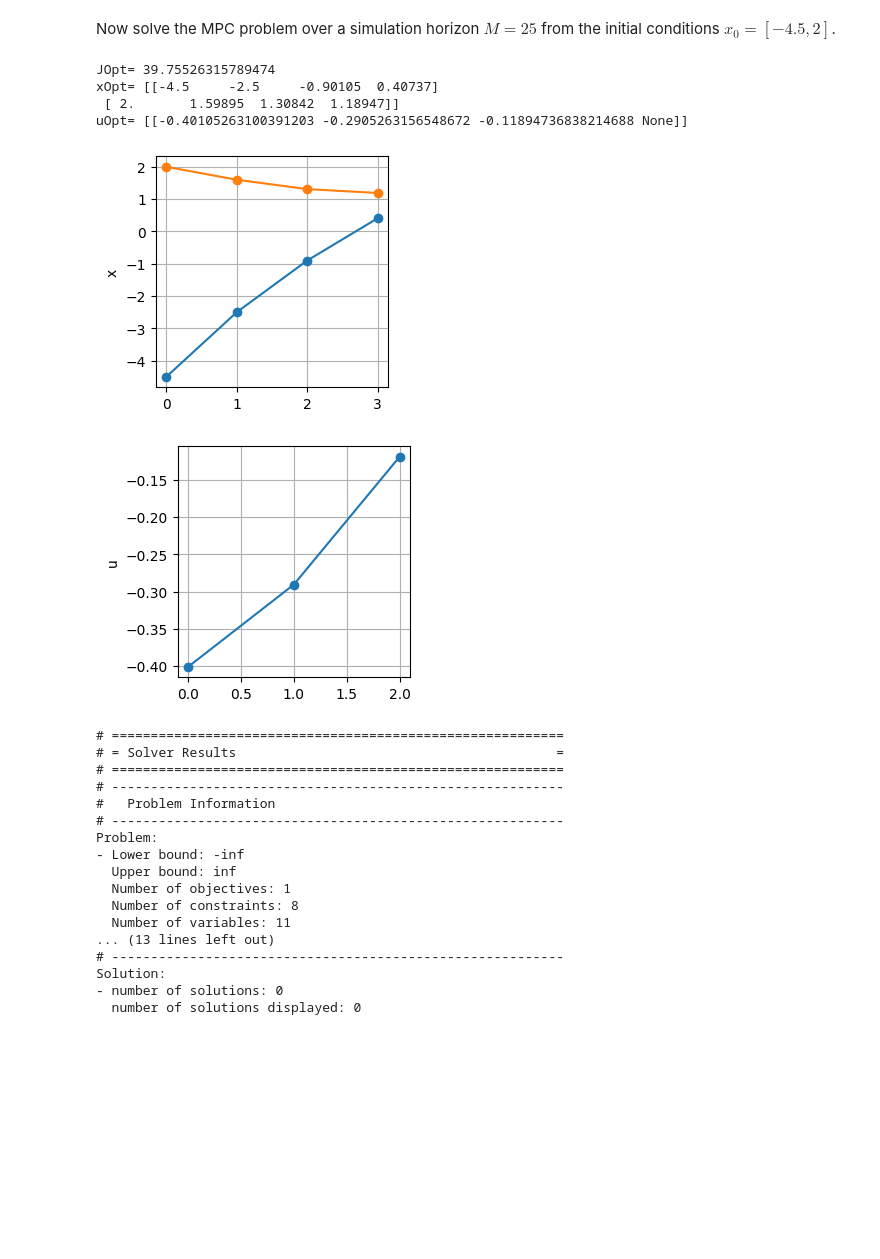
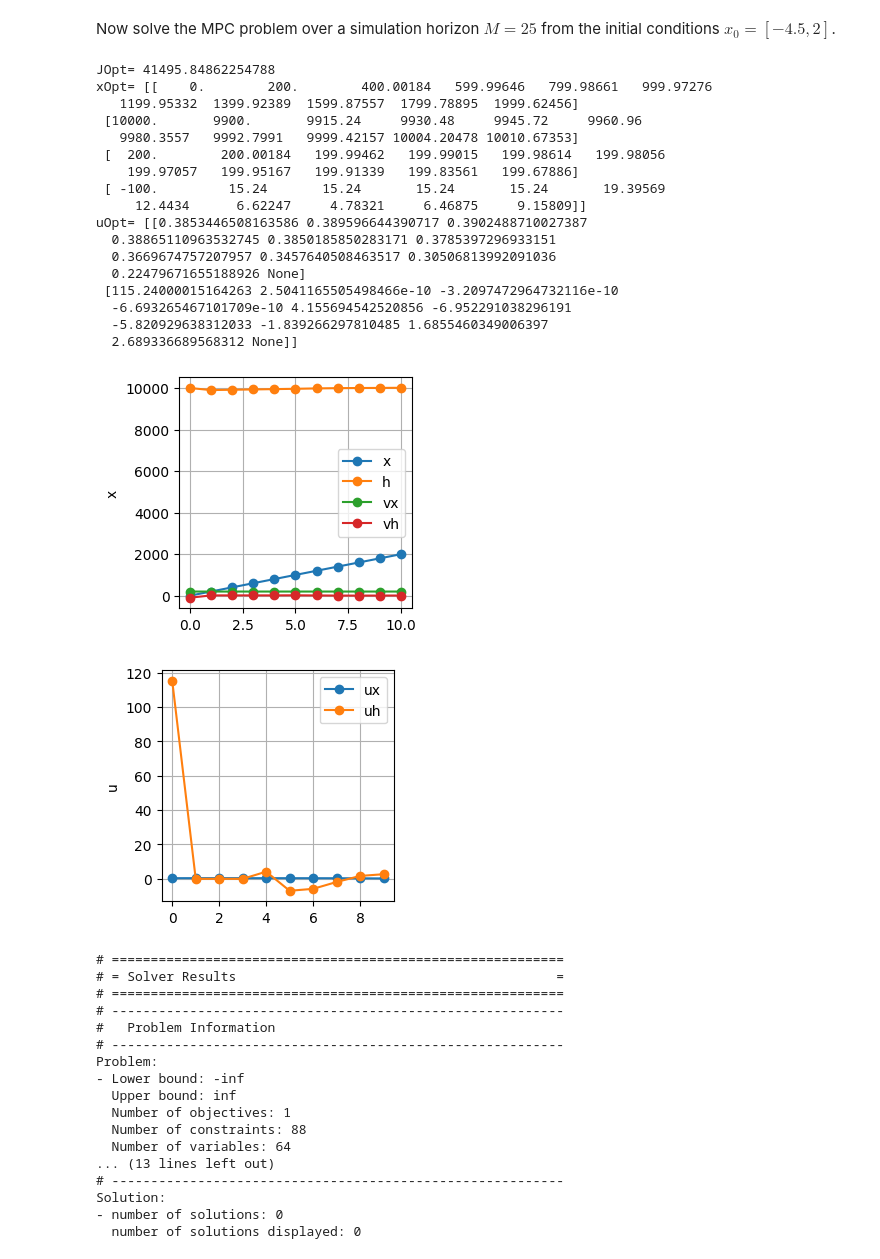
Before and after one commit to waynechu1109/ME-C231A-Final-Project, a Jupyter notebook: ME_C231A_Final_Project.ipynb, the cells around one changed output. Cells and saved outputs as stored; diff of their text form; code cells hidden in the pictures; blank space fills up the shorter version.

```diff
--- a/ME_C231A_Final_Project.ipynb
+++ b/ME_C231A_Final_Project.ipynb
@@ -37,16 +24,21 @@ Successfully built polytope
 # %% [markdown]
 ### Linearize the function
 # %%
-# (z1, z2, z3, z4) -> (p, x, y, q)
+# (z1, z2, z3, z4) -> (p, x, y, q) -> (x, h, vx, xh)
 # (u1, u2) -> (u, r)
 import sympy as sp
+import numpy as np
 
 # Define the variables
 z1, z2, z3, z4, u1, u2 = sp.symbols('z1 z2 z3 z4 u1 u2')
 Ts = 1
 frho = (1-(2.2558*10**-5)*z2)**4.2577
 fw = 0.00879*(z2-9000)+51.39
-C = S*Cd/w # ???
+
+S = 125
+Cd = 0.053
+w = 70000
+C = S*Cd/w
 g = 9.77
 
 # Define the function (replace with your actual function)
@@ -321,11 +312,14 @@ Now solve the MPC problem over a simulation horizon $M=25$ from the initial cond
 # B = np.array([[0],
 #               [1]])
 
-w1 = 1
-w2 = 1
+eps = 0.0001
+
+w1 = 0.5
+w2 = 0.8
 w3 = 1
-w4 = 1
-w5 = 1
+w4 = 0.7
+w5 = 0.4
+
 P = np.array([[0, 0, 0, 0],
               [0, w5, 0, 0],
               [0, 0, w4, 0],
@@ -334,45 +328,74 @@ R = w3*np.eye(2)
 Q = np.array([[0, 0, 0, 0],
               [0, w2, 0, 0],
               [0, 0, w1, 0],
               [0, 0, 0, w1]])
 
 Af = np.array([[1, 0, 0, 0],
+               [0, 0, 0, 0],
+               [0, 0, 0, 0],
+               [0, 0, 0, 0],
                [-1, 0, 0, 0],
-               []])
+               [0, 0, 0, 0],
+               [0, 0, 0, 0],
+               [0, 0, 0, 0]])
 
-bf = np.array([])
+xf = 20000
+bf = np.array([xf+eps,
+               0,
+               0,
+               0,
+               xf-eps,
+               0,
+               0,
+               0])
 # R = 10*np.array([1]).reshape(1,1)
 # P = Q
-N = 5
+N = 10
 # xL = -5
 # xU = -xL
 # uL = -0.5
 # uU = -uL
 # reference states
-xref = np.array([0, 10000, 268.54, 0]).T    # h = 9000~12000 (m)
-
-[model, feas, xOpt, uOpt, JOpt] = solve_cftoc(P, Q, R, N, xref,Af, bf)
+x0 = np.array([0, 10000, 200, -100]).T    # h = 9000~12000 (m)
+xref = np.array([0, 10000, 200, 13]).T
+[model, feas, xOpt, uOpt, JOpt] = solve_cftoc(A, B, P, Q, R, N, x0, xref, Af, bf)
 
 print('JOpt=', JOpt)
 print('xOpt=', xOpt)
 print('uOpt=', uOpt)
 fig = plt.figure(figsize=(3, 3))
 plt.plot(xOpt.T, '-o')
+plt.legend(['x', 'h', 'vx', 'vh'])
 plt.ylabel('x')
+
 plt.grid()
 fig = plt.figure(figsize=(3, 3))
 plt.plot(uOpt.T, '-o')
+plt.legend(['ux', 'uh'])
 plt.ylabel('u')
 plt.grid()
 plt.show()
 results = pyo.SolverFactory('ipopt').solve(model).write()
 # %% [output]
-JOpt= 39.75526315789474
-xOpt= [[-4.5     -2.5     -0.90105  0.40737]
- [ 2.       1.59895  1.30842  1.18947]]
-uOpt= [[-0.40105263100391203 -0.2905263156548672 -0.11894736838214688 None]]
+JOpt= 41495.84862254788
+xOpt= [[    0.        200.        400.00184   599.99646   799.98661   999.97276
+   1199.95332  1399.92389  1599.87557  1799.78895  1999.62456]
+ [10000.       9900.       9915.24     9930.48     9945.72     9960.96
+   9980.3557   9992.7991   9999.42157 10004.20478 10010.67353]
+ [  200.        200.00184   199.99462   199.99015   199.98614   199.98056
+    199.97057   199.95167   199.91339   199.83561   199.67886]
+ [ -100.         15.24       15.24       15.24       15.24       19.39569
+     12.4434      6.62247     4.78321     6.46875     9.15809]]
+uOpt= [[0.3853446508163586 0.389596644390717 0.3902488710027387
+  0.38865110963532745 0.3850185850283171 0.3785397296933151
+  0.3669674757207957 0.3457640508463517 0.30506813992091036
+  0.22479671655188926 None]
+ [115.24000015164263 2.5041165505498466e-10 -3.2097472964732116e-10
+  -6.693265467101709e-10 4.155694542520856 -6.952291038296191
+  -5.820929638312033 -1.839266297810485 1.6855460349006397
+  2.689336689568312 None]]
-[figure, old version]
+[figure, new version]
-[figure, old version]
+[figure, new version]
 # ==========================================================
 # = Solver Results                                         =
 # ==========================================================
@@ -383,8 +406,8 @@ Problem:
 - Lower bound: -inf
   Upper bound: inf
   Number of objectives: 1
-  Number of constraints: 8
-  Number of variables: 11
+  Number of constraints: 88
+  Number of variables: 64
 ... (13 lines left out)
 # ----------------------------------------------------------
 Solution:
```
Also changed, not shown: parts of 4 cells of this notebook.
